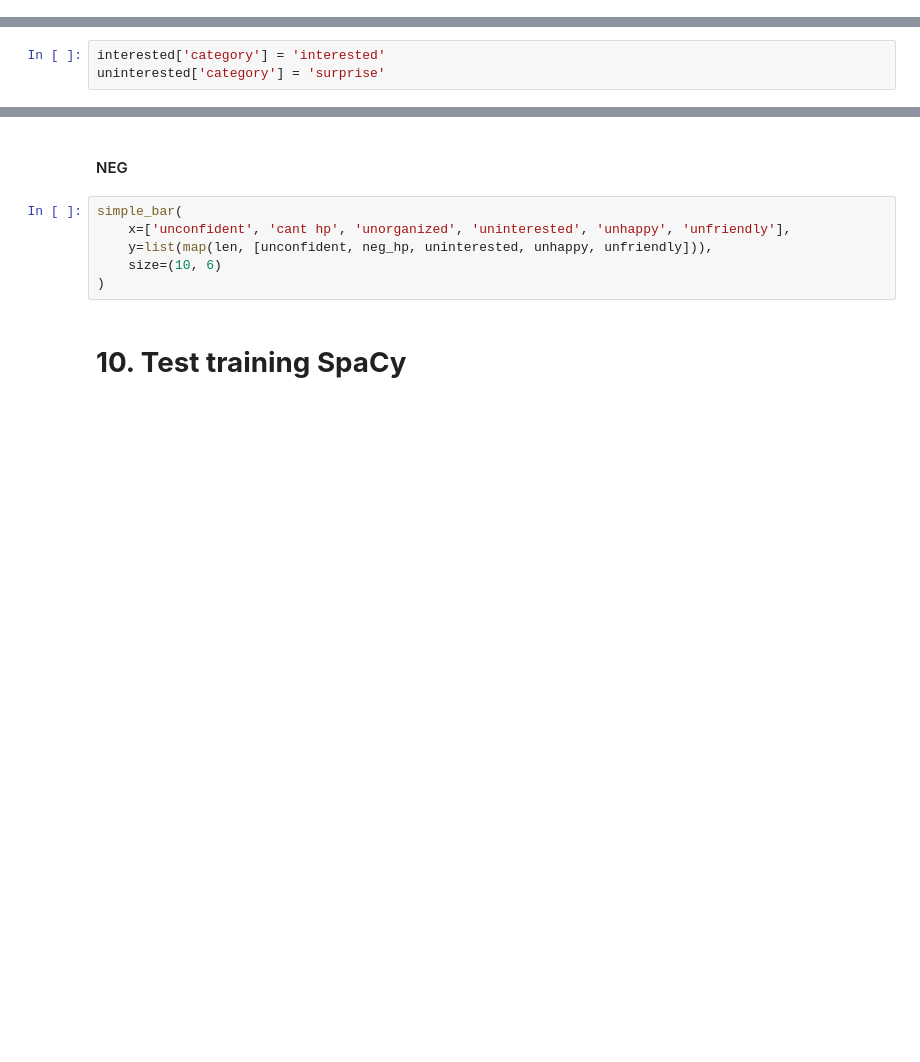
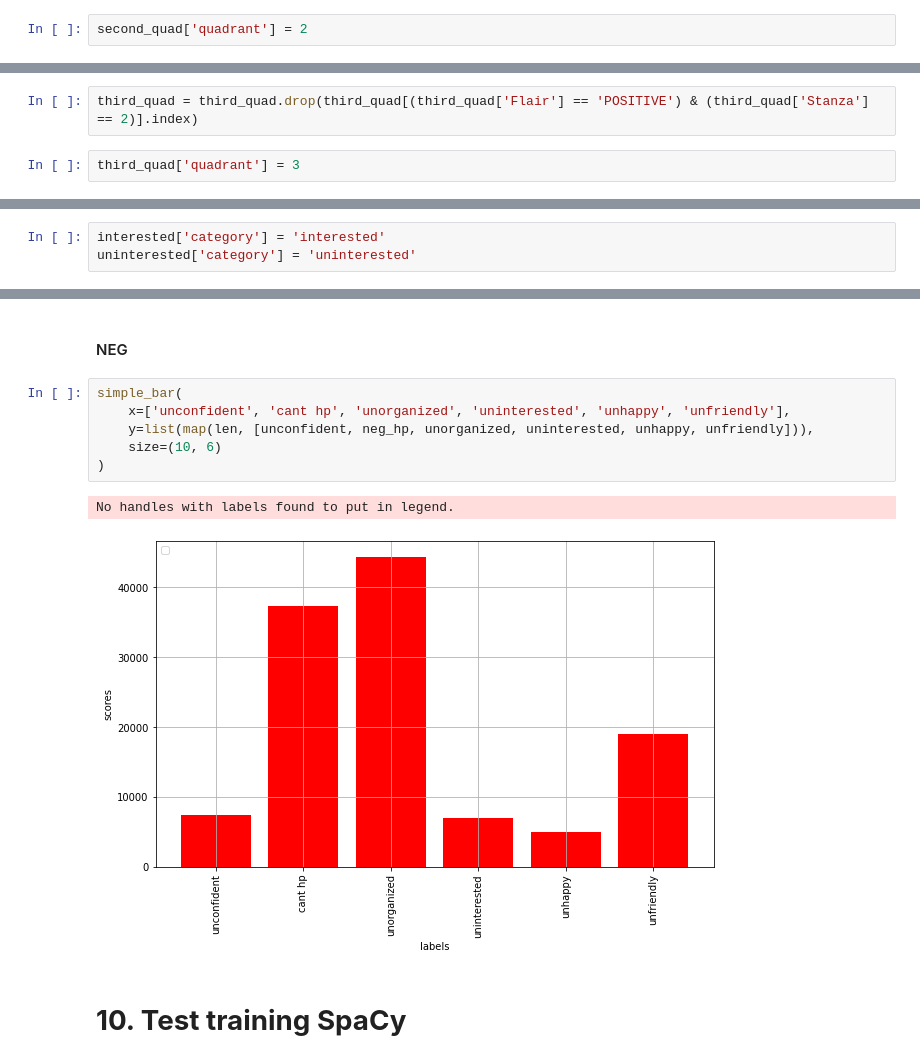
Before and after one commit to aascode/sentiment-analysis-2, a Jupyter notebook: processing/plotting_&_preprocessing_each_word_NLP.ipynb, the cells around one changed output, grey strips where cells are left out. Cells and saved outputs as stored; diff of their text form; blank space fills up the shorter version.

```diff
--- a/processing/plotting_&_preprocessing_each_word_NLP.ipynb
+++ b/processing/plotting_&_preprocessing_each_word_NLP.ipynb
@@ -881,7 +958,13 @@ second_quad = df_VAD.drop(df_VAD[(df_VAD['Arousal'] < arousal_mp) & (df_VAD['Val
+# %%
+second_quad['quadrant'] = 2
 # %% [markdown]
 ### III. Low Arousal, Negative Valance
 # %%
 third_quad = df_VAD.drop(df_VAD[(df_VAD['Arousal'] > arousal_mp) & (df_VAD['Valence'] > valence_mp)].index)
+# %%
+third_quad = third_quad.drop(third_quad[(third_quad['Flair'] == 'POSITIVE') & (third_quad['Stanza'] == 2)].index)
+# %%
+third_quad['quadrant'] = 3
 # %% [markdown]
 ### IV. Low Arousal, Positive Valance
 # %%
@@ -969,7 +1060,7 @@ interested = anticipation
 uninterested = surprise
 # %%
 interested['category'] = 'interested'
-uninterested['category'] = 'surprise'
+uninterested['category'] = 'uninterested'
 # %% [markdown]
 ### Happy
 - POS : joy + high arousal + positive valence
@@ -1018,9 +1121,12 @@ simple_bar(
 # %%
 simple_bar(
     x=['unconfident', 'cant hp', 'unorganized', 'uninterested', 'unhappy', 'unfriendly'],
-    y=list(map(len, [unconfident, neg_hp, uninterested, unhappy, unfriendly])),
+    y=list(map(len, [unconfident, neg_hp, unorganized, uninterested, unhappy, unfriendly])),
     size=(10, 6)
 )
+# %% [output]
+No handles with labels found to put in legend.
+[figure, added]
 # %% [markdown]
 # **10. Test training SpaCy**
 # %%
```
Also changed, not shown: parts of 36 cells of this notebook.
